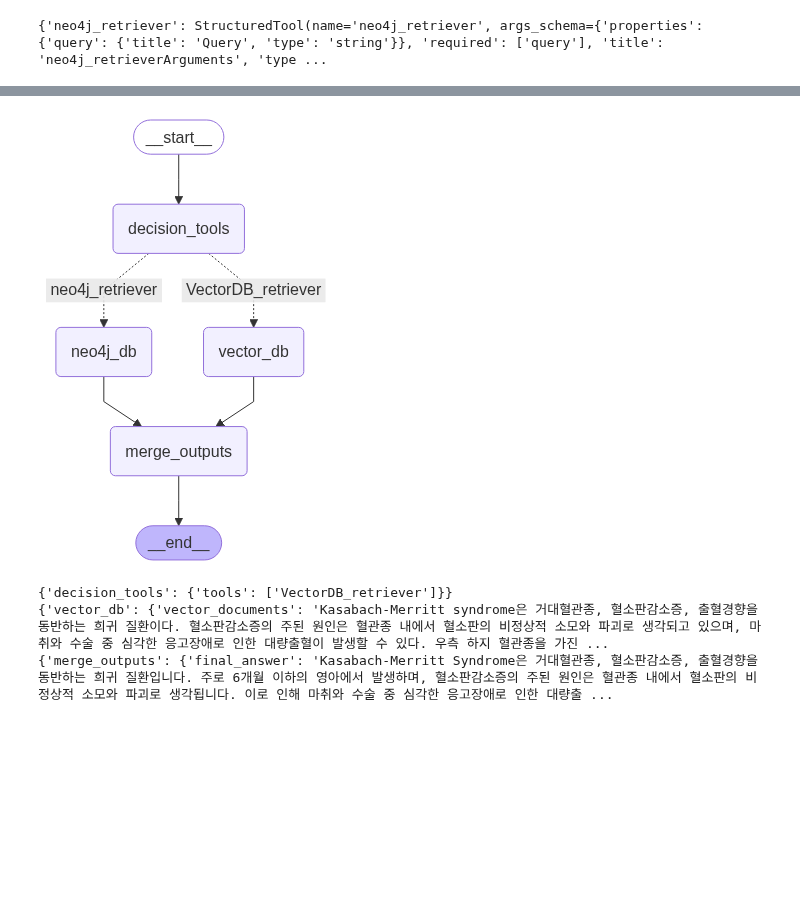
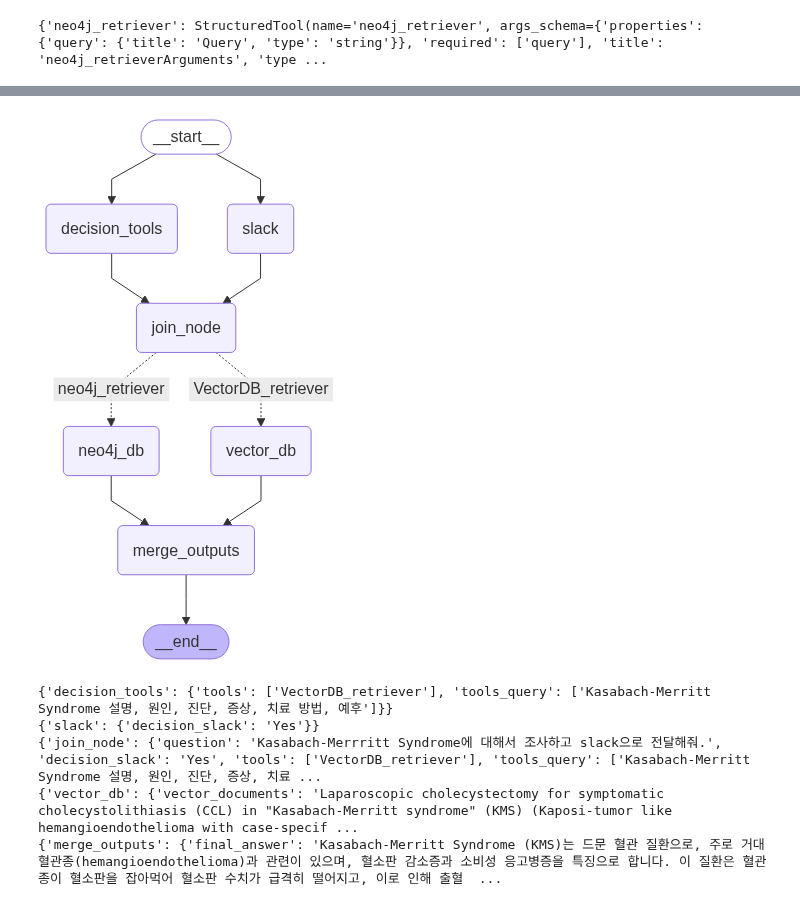
Before and after one commit to yoonwanggyu/BOAZ_ADV, a Jupyter notebook: Wang_Gyu/code/mcp/mcp_langgraph.ipynb, the cells around one changed output, grey strips where cells are left out. Drawn from its saved outputs; the diff is of its cells as text; code cells hidden in the pictures; blank space fills up the shorter version.

Commit message:
slack 연동

```diff
--- a/Wang_Gyu/code/mcp/mcp_langgraph.ipynb
+++ b/Wang_Gyu/code/mcp/mcp_langgraph.ipynb
@@ -172,47 +473,65 @@ async def merge_outputs(state:ChatbotState):
 # %%
 builder = StateGraph(ChatbotState)
 
+builder.add_node("slack", decision_slack)
 builder.add_node("decision_tools", decision_tools)
+builder.add_node("join_node", join_node)
 builder.add_node("vector_db", vector_db)
 builder.add_node("neo4j_db", neo4j_db)
 builder.add_node("merge_outputs", merge_outputs)
 
 builder.add_edge(START, "decision_tools")
+builder.add_edge(START, "slack")
+
+builder.add_edge("slack", "join_node")
+builder.add_edge("decision_tools", "join_node")
 
 def route_tools(state: ChatbotState):
     return state["tools"]
 
+# builder.add_conditional_edges(
+#     "decision_tools",
+#     route_tools,
+#     {
+#         "neo4j_retriever": "neo4j_db",
+#         "VectorDB_retriever": "vector_db"
+#     }
+# )
+
 builder.add_conditional_edges(
-    "decision_tools",
+    "join_node",
     route_tools,
     {
         "neo4j_retriever": "neo4j_db",
         "VectorDB_retriever": "vector_db"
     }
 )
 
 builder.add_edge("neo4j_db", "merge_outputs")
 builder.add_edge("vector_db", "merge_outputs")
 builder.add_edge("merge_outputs", END)
 
 builder.compile(checkpointer=memory)
 # %% [output]
-[figure, old version]
+[figure, new version]
 # %%
 from langchain_core.runnables import RunnableConfig
 
 config = RunnableConfig(configurable={"thread_id": 1})
 
-question = "Kasabach-Merrritt Syndrome이 뭐야?"
+question = "Kasabach-Merrritt Syndrome에 대해서 조사하고 slack으로 전달해줘."
 
 graph = builder.compile(checkpointer=memory)
 
 initial_state = {
     "question": question,
+    "decision_slack":"",
     "tools": [],
+    "tools_query" : [],
     "neo4j_documents": [],
     "vector_documents": [],
     "final_answer": "",
+    "slack_response":"",
     "messages": [],
 }
 
@@ -220,6 +539,8 @@ events = []
 async for event in graph.astream(initial_state, config=config):
     print(event)
 # %% [output]
-{'decision_tools': {'tools': ['VectorDB_retriever']}}
-{'vector_db': {'vector_documents': 'Kasabach-Merritt syndrome은 거대혈관종, 혈소판감소증, 출혈경향을 동반하는 희귀 질환이다. 혈소판감소증의 주된 원인은 혈관종 내에서 혈소판의 비정상적 소모와 파괴로 생각되고 있으며, 마취와 수술 중 심각한 응고장애로 인한 대량출혈이 발생할 수 있다. 우측 하지 혈관종을 가진 ...
-{'merge_outputs': {'final_answer': 'Kasabach-Merritt Syndrome은 거대혈관종, 혈소판감소증, 출혈경향을 동반하는 희귀 질환입니다. 주로 6개월 이하의 영아에서 발생하며, 혈소판감소증의 주된 원인은 혈관종 내에서 혈소판의 비정상적 소모와 파괴로 생각됩니다. 이로 인해 마취와 수술 중 심각한 응고장애로 인한 대량출 ...
+{'decision_tools': {'tools': ['VectorDB_retriever'], 'tools_query': ['Kasabach-Merritt Syndrome 설명, 원인, 진단, 증상, 치료 방법, 예후']}}
+{'slack': {'decision_slack': 'Yes'}}
+{'join_node': {'question': 'Kasabach-Merrritt Syndrome에 대해서 조사하고 slack으로 전달해줘.', 'decision_slack': 'Yes', 'tools': ['VectorDB_retriever'], 'tools_query': ['Kasabach-Merritt Syndrome 설명, 원인, 진단, 증상, 치료 ...
+{'vector_db': {'vector_documents': 'Laparoscopic cholecystectomy for symptomatic cholecystolithiasis (CCL) in "Kasabach-Merritt syndrome" (KMS) (Kaposi-tumor like hemangioendothelioma with case-specif ...
+{'merge_outputs': {'final_answer': 'Kasabach-Merritt Syndrome (KMS)는 드문 혈관 질환으로, 주로 거대 혈관종(hemangioendothelioma)과 관련이 있으며, 혈소판 감소증과 소비성 응고병증을 특징으로 합니다. 이 질환은 혈관종이 혈소판을 잡아먹어 혈소판 수치가 급격히 떨어지고, 이로 인해 출혈  ...
```
Also changed, not shown: parts of 12 cells of this notebook, 1 other file.
